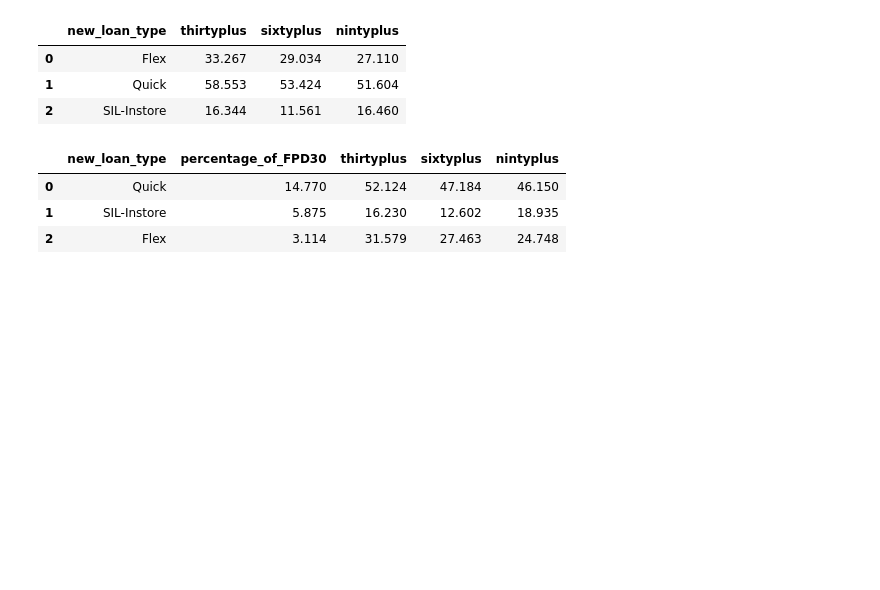
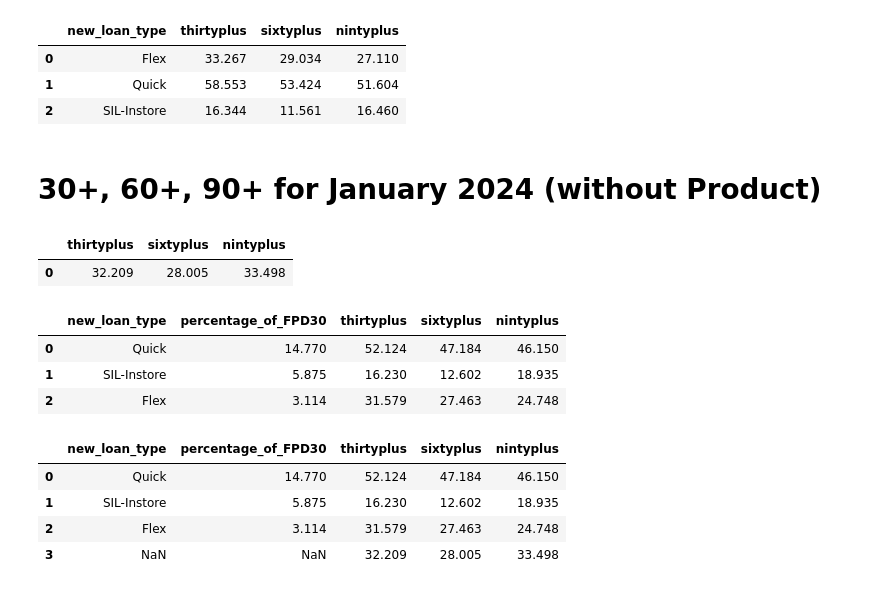
Before and after one commit to dchakroborti-tonik/KRI_Report_New, a Jupyter notebook: Notebook/newkrireport.ipynb, the cells around one changed output. Cells and saved outputs as stored; diff of their text form; code cells hidden in the pictures; blank space fills up the shorter version.

Commit message:
Added portflio 30+, 60+, 90+ to the report on request from Jennifer

```diff
--- a/Notebook/newkrireport.ipynb
+++ b/Notebook/newkrireport.ipynb
@@ -202,6 +202,37 @@ secondpartmarch24
 | 0 | Flex | 33.267 | 29.034 | 27.110 |
 | 1 | Quick | 58.553 | 53.424 | 51.604 |
 | 2 | SIL-Instore | 16.344 | 11.561 | 16.460 |
+# %% [markdown]
+# 30+, 60+, 90+ for January 2024 (without Product)
+# %%
+sq = """with b as
+(select count(distinct t2.loanAccountNumber) cnt_loan
+, count(distinct case when t2.Max_current_DPD >=30 then t2.loanAccountNumber end) thirtyplus
+, count(distinct case when date_diff(date(t2.bucketDate), date(t2.firstduedate), day) >=30 then t2.loanAccountNumber end) obsthirtyplus
+, count(distinct case when t2.Max_current_DPD >=60 then t2.loanAccountNumber end) sixtyplus
+, count(distinct case when date_diff(date(t2.bucketDate), date(t2.firstduedate), day) >=60 then t2.loanAccountNumber end) obssixtyplus
+, count(distinct case when t2.Max_current_DPD >=90 then t2.loanAccountNumber end) nintyplus
+, count(distinct case when date_diff(date(t2.bucketDate), date(t2.firstduedate), day) >= 90 then t2.loanAccountNumber end) obsnintyplus
+from `risk_credit_mis.loan_bucket_flow_report_core` t2
+inner join `risk_credit_mis.loan_master_table` t1 on t2.loanAccountNumber = t1.loanAccountNumber
+WHERE t1.flagDisbursement = 1
+and t1.new_loan_type in ('Quick','Flex','SIL-Instore')
+and t2.loanStatus in ('In Arrears','Normal')
+and t2.bucketDate in ('2024-01-31')
+)
+select
+round(sum(thirtyplus)/sum(obsthirtyplus)*100, 3) thirtyplus,
+round(sum(sixtyplus)/sum(obsthirtyplus)*100, 3) sixtyplus,
+round(sum(nintyplus)/sum(obsnintyplus)*100, 3) nintyplus,
+from b
+order by 1
+;"""
+
+thirdpartjan24 = client.query(sq).to_dataframe(progress_bar_type='tqdm')
+thirdpartjan24
+# %% [output]
+|  | thirtyplus | sixtyplus | nintyplus |
+| 0 | 32.209 | 28.005 | 33.498 |
 # %%
 dfjan = janfpd30.merge(secondpartjan24, on='new_loan_type', how='left')
 dfjan
@@ -210,3 +241,12 @@ dfjan
 | 0 | Quick | 14.770 | 52.124 | 47.184 | 46.150 |
 | 1 | SIL-Instore | 5.875 | 16.230 | 12.602 | 18.935 |
 | 2 | Flex | 3.114 | 31.579 | 27.463 | 24.748 |
+# %%
+resultjan = pd.concat([dfjan, thirdpartjan24], ignore_index=True)
+resultjan
+# %% [output]
+|  | new_loan_type | percentage_of_FPD30 | thirtyplus | sixtyplus | nintyplus |
+| 0 | Quick | 14.770 | 52.124 | 47.184 | 46.150 |
+| 1 | SIL-Instore | 5.875 | 16.230 | 12.602 | 18.935 |
+| 2 | Flex | 3.114 | 31.579 | 27.463 | 24.748 |
+| 3 | NaN | NaN | 32.209 | 28.005 | 33.498 |
```
Also changed, not shown: parts of 15 cells of this notebook, 1 other file.
